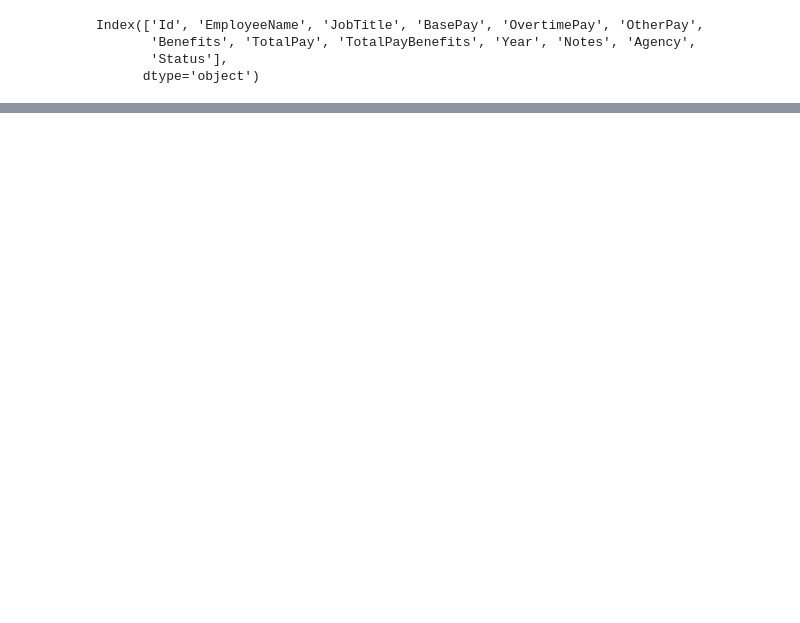
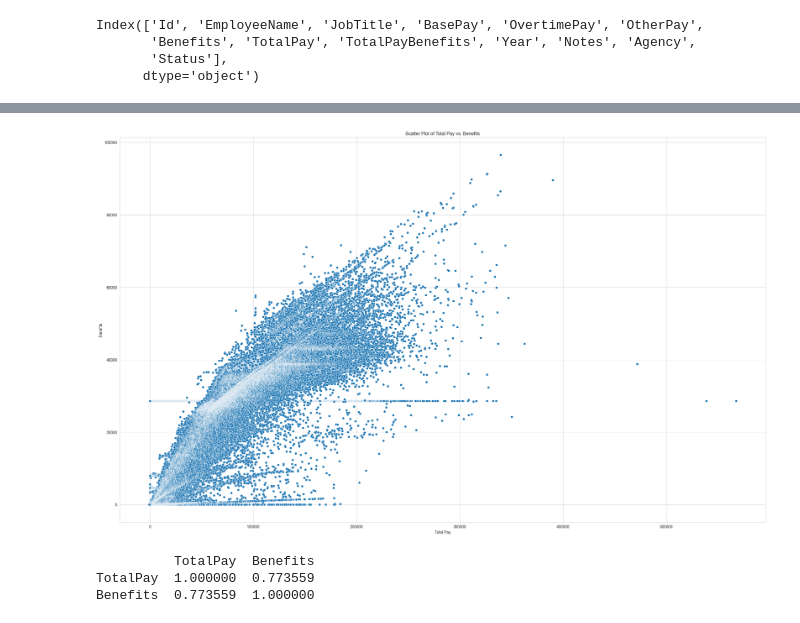
Before and after one commit to bilalalhalabi0/ShAI-Assingnment, a Jupyter notebook: ShAI_BootCamp_Assignment.ipynb, the cells around one changed output, grey strips where cells are left out. Saved outputs shown, nothing was run; the diff lists cells and outputs as text; code cells hidden in the pictures; blank space fills up the shorter version.

```diff
--- a/ShAI_BootCamp_Assignment.ipynb
+++ b/ShAI_BootCamp_Assignment.ipynb
@@ -140,0 +150,21 @@ TotalPayBenefits  92404.09  132876.450  567595.43  568213.56  7959.18
+# %%
+# task 4
+import matplotlib.pyplot as plt
+import seaborn as sns
+
+sns.set_style('whitegrid')
+
+# Histogram for 'TotalPay'
+plt.figure(figsize=(10, 6))
+sns.histplot(df_cleaned['TotalPay'], bins=500, kde=False)
+plt.title('Distribution of Total Pay')
+plt.xlabel('Total Pay')
+plt.ylabel('Frequency')
+plt.show()
+
+# Pie chart for the top 10 proportion of employees in different departments (JobTitle)
+top_departments = df_cleaned['JobTitle'].value_counts().head(10)
+plt.figure(figsize=(10, 8))
+plt.pie(top_departments, labels=top_departments.index, autopct='%1.1f%%', startangle=140)
+plt.title('Proportion of Employees in Top 10 Departments')
+plt.show()
@@ -140,0 +199,18 @@ TotalPayBenefits  92404.09  132876.450  567595.43  568213.56  7959.18
+# %%
+# task 6
+correlation = df_cleaned[['TotalPay', 'Benefits']].corr()
+
+# Plot a scatter plot to visualize the relationship
+plt.figure(figsize=(30, 18))
+sns.scatterplot(data=df_cleaned, x='TotalPay', y='Benefits')
+plt.title('Scatter Plot of Total Pay vs. Benefits')
+plt.xlabel('Total Pay')
+plt.ylabel('Benefits')
+plt.show()
+
+print(correlation)
+# %% [output]
+[figure, added]
+          TotalPay  Benefits
+TotalPay  1.000000  0.773559
+Benefits  0.773559  1.000000
```
Also changed, not shown: parts of 8 cells of this notebook.
